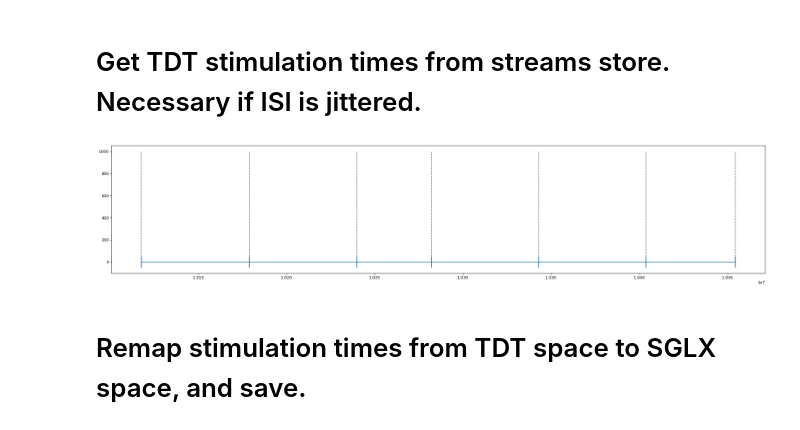
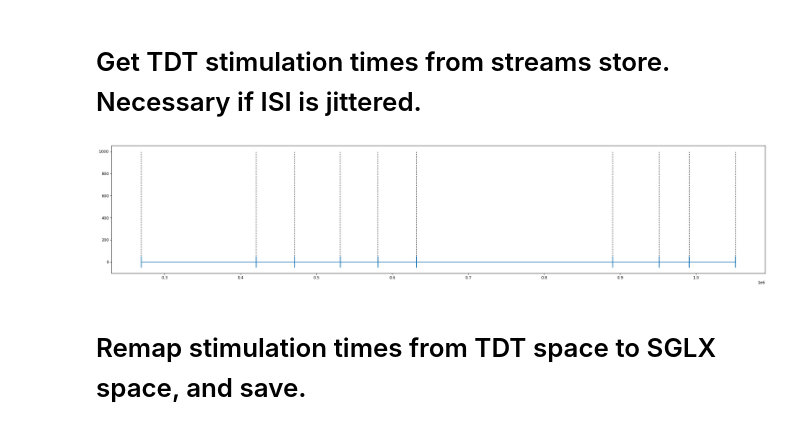
Before and after one commit to CSC-UW/barcode_sync, a Jupyter notebook: counter_barcode_sync.ipynb, the cells around one changed output. Saved outputs shown, nothing was run; the diff lists cells and outputs as text; code cells hidden in the pictures.

```diff
--- a/counter_barcode_sync.ipynb
+++ b/counter_barcode_sync.ipynb
@@ -345,7 +346,8 @@ def get_stim_times_from_streams(tdt_data, isi_floor=0.01):
 
     n_stims_detected = len(stim_samples)
     n_stims_expected = tdt_data.epocs.CntA.data.sum()
-    # assert n_stims_detected == n_stims_expected, f'Expected {n_stims_expected} stimulations, found {n_stims_detected}.'
+    if(n_stims_detected != n_stims_expected):
+        warn(f'Expected {n_stims_expected} stimulations, found {n_stims_detected}.', stacklevel=2)
 
     return stim_samples / fs
 # %%
@@ -366,9 +368,9 @@ def visualize_stims_from_streams(tdt_data, ch, first_stim=0, last_stim=4, before
     plt.plot(samplesToPlot, tdt_data.streams.eS1r.data[ch, samplesToPlot])
     plt.vlines(stim_samples[first_stim : last_stim + 1], 0, 1000, linestyle='dotted', colors='black')
 # %%
-visualize_stims_from_streams(tdt_data, ch=0, first_stim=180, last_stim=186)
+visualize_stims_from_streams(tdt_data, ch=0, first_stim=1, last_stim=10)
 # %% [output]
-[figure, old version]
+[figure, new version]
 # %% [markdown]
 # Remap stimulation times from TDT space to SGLX space, and save.
 # %%
```
Also changed, not shown: parts of 1 cell of this notebook.
